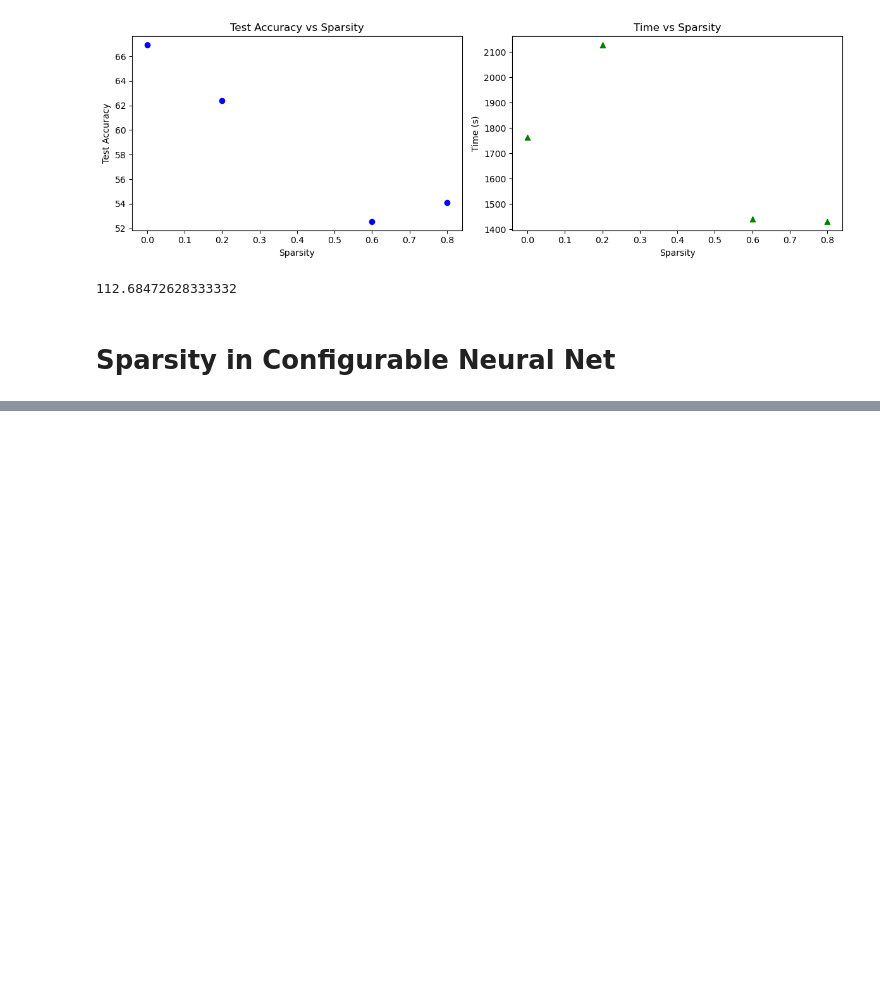
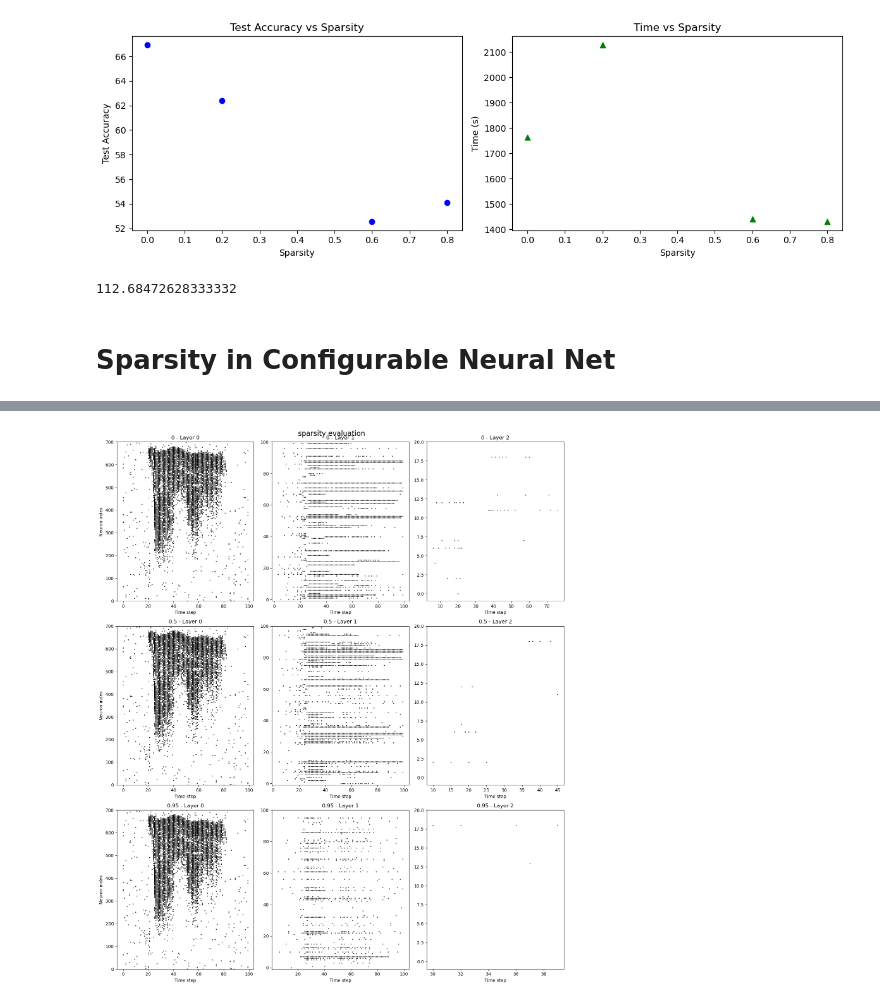
Before and after one commit to ForzaMark/whk-snn, a Jupyter notebook: heidelberg_implementation/sparsity_experiments_evaluation.ipynb, the cells around one changed output, grey strips where cells are left out. Saved outputs shown, nothing was run; the diff lists cells and outputs as text; code cells hidden in the pictures; blank space fills up the shorter version.

```diff
--- a/heidelberg_implementation/sparsity_experiments_evaluation.ipynb
+++ b/heidelberg_implementation/sparsity_experiments_evaluation.ipynb
@@ -97 +108,12 @@ linears.2.bias
+# %%
+model05 = copy.deepcopy(configured_net)
+model05.load_state_dict(torch.load(f'./models/test_sparsity_0.5.pth'))
+
+model0 = copy.deepcopy(configured_net)
+model0.load_state_dict(torch.load(f'./models/test_sparsity_0.pth'))
+
+model095 = copy.deepcopy(configured_net)
+model095.load_state_dict(torch.load(f'./models/test_sparsity_0.95.pth'))
+
+models = [model0, model05, model095]
 # %%
@@ -110,0 +153,28 @@ print(sparsity, f"{(zero_weights / total_count):.2f}")
+# %%
+import torch
+from util.utils import get_device
+from torch.utils.data import DataLoader
+from tonic import datasets, transforms
+from constants import TIME_STEPS
+
+selection_index = 2
+device = get_device()
+
+frame_transform = transforms.ToFrame(
+    sensor_size=datasets.SHD.sensor_size,
+    n_time_bins=TIME_STEPS
+)
+
+test_data = datasets.SHD("./data", transform=frame_transform, train=False)
+
+test_data_loader = DataLoader(test_data, shuffle=False, batch_size=32)
+
+data, target = list(test_data_loader)[0]
+data = data.to_dense().to(torch.float32).squeeze().permute(1, 0, 2).to(device)
+
+x_selected = data[:, selection_index, :]
+y_selected = target[selection_index]
+# %%
+plot_layer_development(models, data, selection_index, [0, 0.5, 0.95], 'sparsity evaluation')
+# %% [output]
+[figure, added]
```
Also changed, not shown: parts of 4 cells of this notebook, 5 other files.
